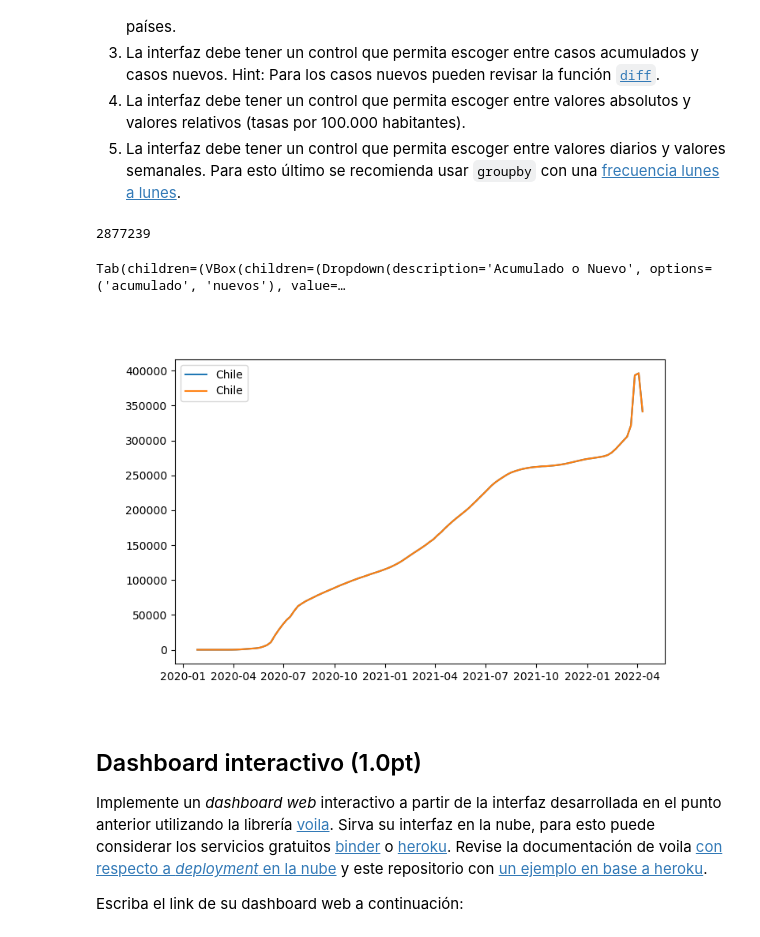
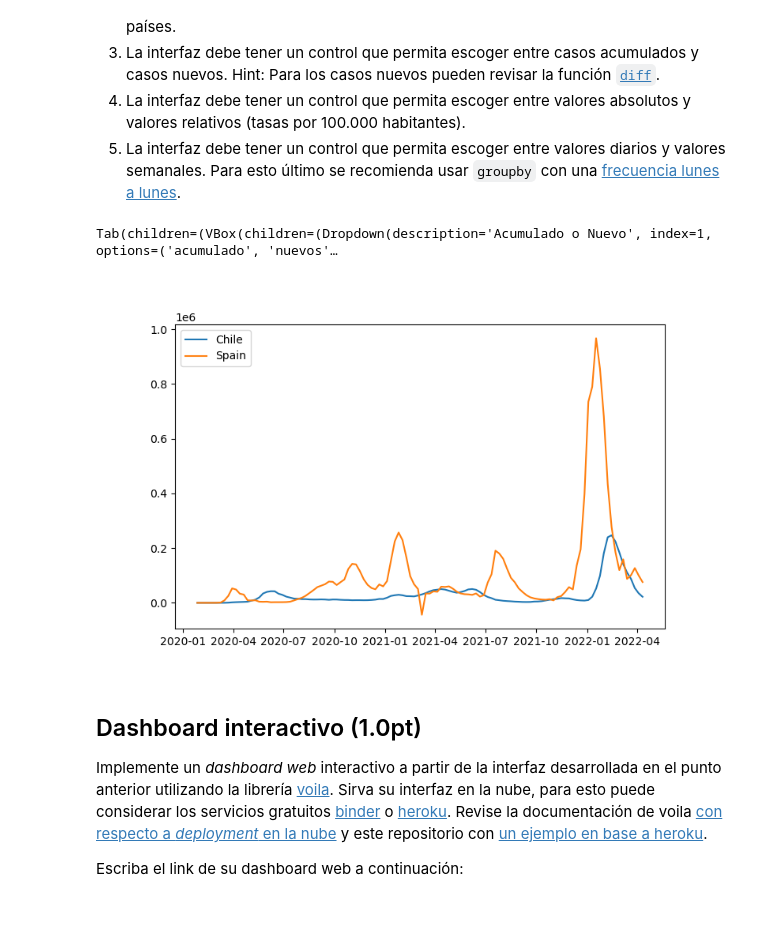
Before and after one commit to phuijse-classroom/info147-tarea-unidad1-lentejascontomate, a Jupyter notebook: enunciado.ipynb, the cells around one changed output. Saved outputs shown, nothing was run; the diff lists cells and outputs as text; code cells hidden in the pictures.

```diff
--- a/enunciado.ipynb
+++ b/enunciado.ipynb
@@ -572,10 +561,16 @@ def obtener_continente(country_name):
         country_continent_code = pc.country_alpha2_to_continent_code(country_alpha2)
         country_continent_name = pc.convert_continent_code_to_continent_name(country_continent_code)
         return country_continent_name
-    except KeyError:
+    except (KeyError, TypeError):
+        if (country_name == "US"):
+            return "North America"
+        if(country_name == "Korea, South"):
+            return "Asia"
+        if(country_name == "Taiwan*"):
+            return "Asia"
         return "unknow"
 # %%
-continentes = [obtener_continente(pais) for pais in df_merged.index]
+continentes = [obtener_continente(pais) for pais in list(df_merged.index)]
 # %%
 df_enero["continente"] = continentes
 df_enero["continente"]
@@ -627,10 +626,16 @@ df_enero.head()
 %matplotlib ipympl
 country_codes = {}
 for country in df_enero.index:
+
+    if(country == "Korea, South"):
+        country = "South Korea"
+    if(country == "Taiwan*"):
+        country = "Taiwan"
+
     try:
         country_obj = pycountry.countries.search_fuzzy(country)[0]
         country_codes[country] = country_obj.alpha_2
-    except LookupError:
+    except (LookupError, KeyError):
         print(f"No se encontró el país {country} en la base de datos.")
 
 # Crear el gráfico
@@ -651,6 +656,10 @@ ax.scatter(df_pais["tasa_2021"], df_pais["tasa_2022"],
 
 # Anotar los códigos de los países
 for country, code in country_codes.items():
+    if(country == "South Korea"):
+        country = "Korea, South"
+    if(country == "Taiwan"):
+        country = "Taiwan*"
     x = df_enero.loc[country, "tasa_2021"]
     y = df_enero.loc[country, "tasa_2022"]
     ax.annotate(code, (x, y), fontsize=7)
@@ -691,6 +700,10 @@ df_enero.head()
 %matplotlib ipympl
 country_codes = {}
 for country in df_enero.index:
+    if(country == "Korea, South"):
+        country = "South Korea"
+    if(country == "Taiwan*"):
+        country = "Taiwan"
     try:
         country_obj = pycountry.countries.search_fuzzy(country)[0]
         country_codes[country] = country_obj.alpha_2
@@ -715,6 +728,11 @@ ax.scatter(df_pais["tasa_2021"], df_pais["tasa_2022"],
 
 # Anotar los códigos de los países
 for country, code in country_codes.items():
+    if(country == "South Korea"):
+        country = "Korea, South"
+    if(country == "Taiwan"):
+        country = "Taiwan*"
+
     x = df_enero.loc[country, "tasa_2021"]
     y = df_enero.loc[country, "tasa_2022"]
     ax.annotate(code, (x, y), fontsize=7)
@@ -772,10 +790,6 @@ Requerimientos:
 1. La interfaz debe tener un control que permita escoger entre casos acumulados y casos nuevos. Hint: Para los casos nuevos pueden revisar la función [`diff`](https://pandas.pydata.org/pandas-docs/stable/reference/api/pandas.Series.diff.html).
 1. La interfaz debe tener un control que permita escoger entre valores absolutos y valores relativos (tasas por 100.000 habitantes).
 1. La interfaz debe tener un control que permita escoger entre valores diarios y valores semanales. Para esto último se recomienda usar `groupby` con una [frecuencia lunes a lunes](https://pandas.pydata.org/pandas-docs/stable/user_guide/timeseries.html#anchored-offsets).
-# %%
-df_merged.loc["Albania"]["Population (2020)"]
-# %% [output]
-2877239
 # %%
 # df_merged
 # df_rec_merged
@@ -907,6 +921,7 @@ for pais in paises:
     except:
         pass
 paises_ocde.append("Iran")
+paises_ocde.append("US")
 paises_ocde.sort()
 print(paises_ocde)
 relativo_absoluto=["relativo","absoluto"]
@@ -917,35 +932,35 @@ tipo_codigos_widgets=widgets.Dropdown(options=tipo_codigo,value=tipo_codigo[0],d
 relativo_absoluto_widgets=widgets.Dropdown(options=relativo_absoluto,value=relativo_absoluto[0],description="Relativo o Absoluto")
 pais1_widget = widgets.Dropdown(options=paises_ocde, value=paises_ocde[0], description='País 1:')
 pais2_widget = widgets.Dropdown(options=paises_ocde, value=paises_ocde[1], description='País 2:')
 
 def on_button_clicked(b):
     clear_output(wait=False)
     display(tab)
     if (tab.selected_index == 0):
         graficar_casos_confirmados(pais1_widget.value, pais2_widget.value,semanal_diario_widget.value, tipo_codigos_widgets.value, relativo_absoluto_widgets.value)
     elif(tab.selected_index == 1):
         graficar_personas_recuperadas(pais1_widget.value, pais2_widget.value,semanal_diario_widget.value, tipo_codigos_widgets.value, relativo_absoluto_widgets.value)
     elif(tab.selected_index == 2):
         graficar_cantidad_descesos(pais1_widget.value, pais2_widget.value,semanal_diario_widget.value, tipo_codigos_widgets.value, relativo_absoluto_widgets.value)
 
 
 button = widgets.Button(description='Graficar')
 button.on_click(on_button_clicked)
 tab=widgets.Tab()
 tab1 = widgets.VBox(children=[tipo_codigos_widgets, relativo_absoluto_widgets, semanal_diario_widget,pais1_widget, pais2_widget, button])
 tab2 = widgets.VBox(children=[tipo_codigos_widgets, relativo_absoluto_widgets, semanal_diario_widget,pais1_widget, pais2_widget, button])
 tab3 = widgets.VBox(children=[tipo_codigos_widgets, relativo_absoluto_widgets, semanal_diario_widget,pais1_widget, pais2_widget, button])
 tab.children = [tab1, tab2, tab3]
 tab.set_title(0, 'Casos Confirmados')
 tab.set_title(1, 'Personas Recuperadas')
 tab.set_title(2, 'Cantidad de descesos')
 
 
 
 display(tab)
 # %% [output]
-Tab(children=(VBox(children=(Dropdown(description='Acumulado o Nuevo', options=('acumulado', 'nuevos'), value=…
+Tab(children=(VBox(children=(Dropdown(description='Acumulado o Nuevo', index=1, options=('acumulado', 'nuevos'…
-[figure, old version]
+[figure, new version]
 # %% [markdown]
 ## Dashboard interactivo (1.0pt)
 
```
Also changed, not shown: parts of 26 cells of this notebook.
